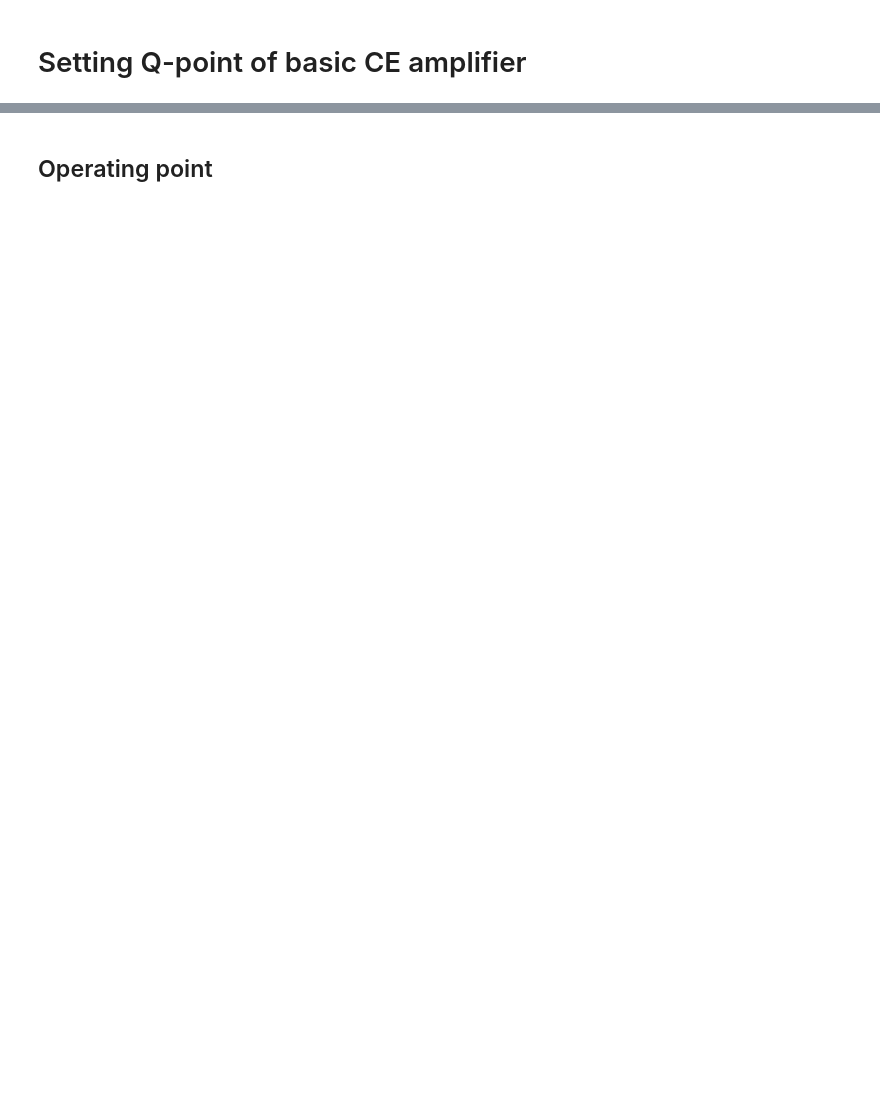
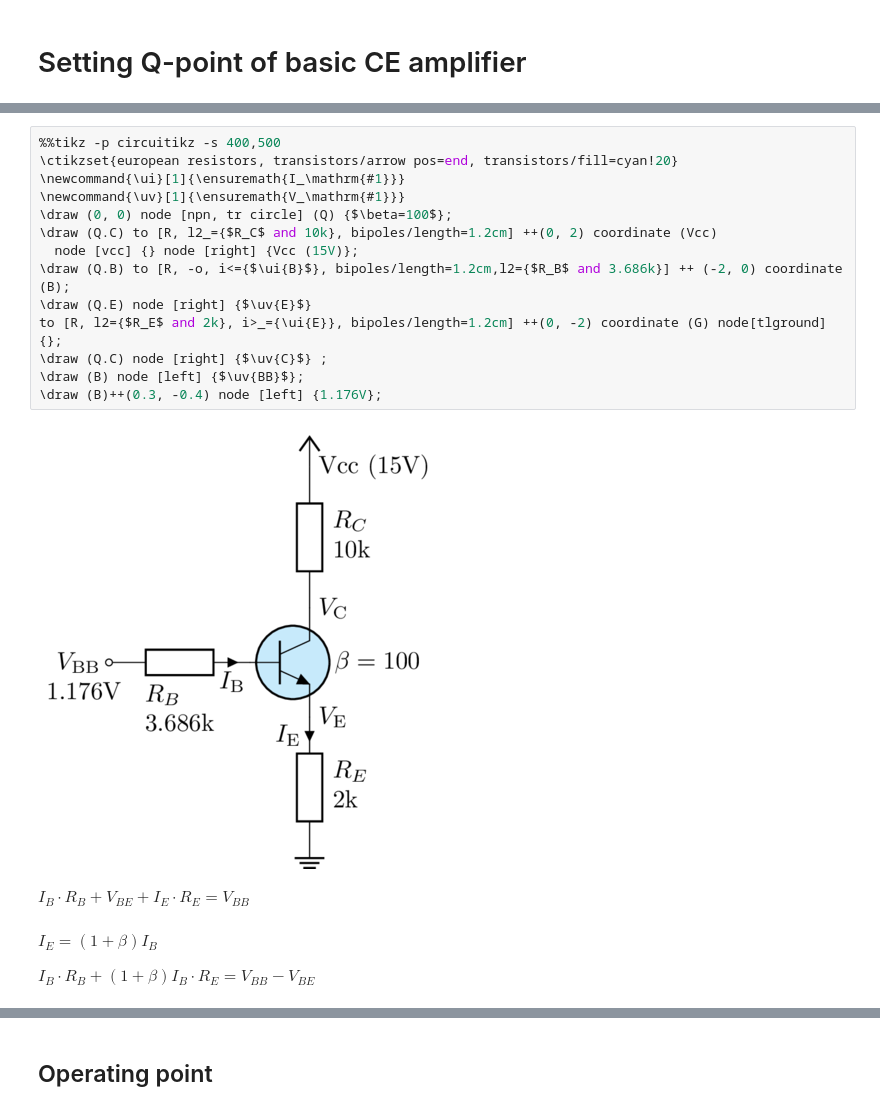
Before and after one commit to chenshuo/notes, a Jupyter notebook: notebooks/AnalogCircuits.ipynb, the cells around one changed output, grey strips where cells are left out. Saved outputs shown, nothing was run; the diff lists cells and outputs as text; blank space fills up the shorter version.

```diff
--- a/notebooks/AnalogCircuits.ipynb
+++ b/notebooks/AnalogCircuits.ipynb
@@ -61,0 +86,22 @@ to [R, l2={$R_E$ and 2k}, -*] ++(0, -2) coordinate (G) node[ground]{};
+# %%
+%%tikz -p circuitikz -s 400,500
+\ctikzset{european resistors, transistors/arrow pos=end, transistors/fill=cyan!20}
+\newcommand{\ui}[1]{\ensuremath{I_\mathrm{#1}}}
+\newcommand{\uv}[1]{\ensuremath{V_\mathrm{#1}}}
+\draw (0, 0) node [npn, tr circle] (Q) {$\beta=100$};
+\draw (Q.C) to [R, l2_={$R_C$ and 10k}, bipoles/length=1.2cm] ++(0, 2) coordinate (Vcc)
+  node [vcc] {} node [right] {Vcc (15V)};
+\draw (Q.B) to [R, -o, i<={$\ui{B}$}, bipoles/length=1.2cm,l2={$R_B$ and 3.686k}] ++ (-2, 0) coordinate (B);
+\draw (Q.E) node [right] {$\uv{E}$}
+to [R, l2={$R_E$ and 2k}, i>_={\ui{E}}, bipoles/length=1.2cm] ++(0, -2) coordinate (G) node[tlground]{};
+\draw (Q.C) node [right] {$\uv{C}$} ;
+\draw (B) node [left] {$\uv{BB}$};
+\draw (B)++(0.3, -0.4) node [left] {1.176V};
+# %% [output]
+[figure, added]
+# %% [markdown]
+$I_B \cdot R_B + V_{BE} + I_E \cdot R_E = V_{BB}$
+# %% [markdown]
+$I_E = (1+\beta)I_B$
+
+$I_B \cdot R_B + (1+\beta)I_B \cdot R_E = V_{BB} - V_{BE}$
```
Also changed, not shown: parts of 20 cells of this notebook.
